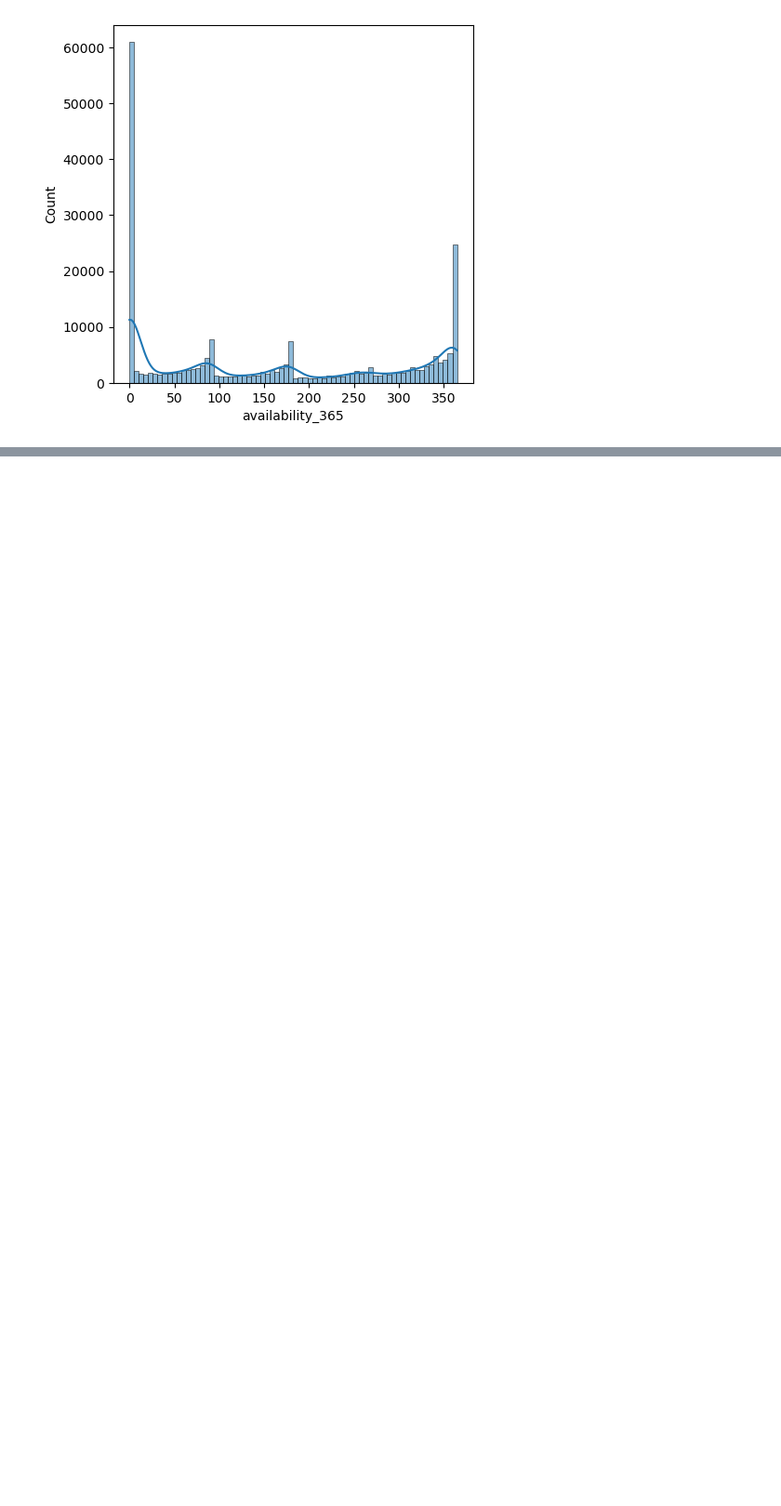
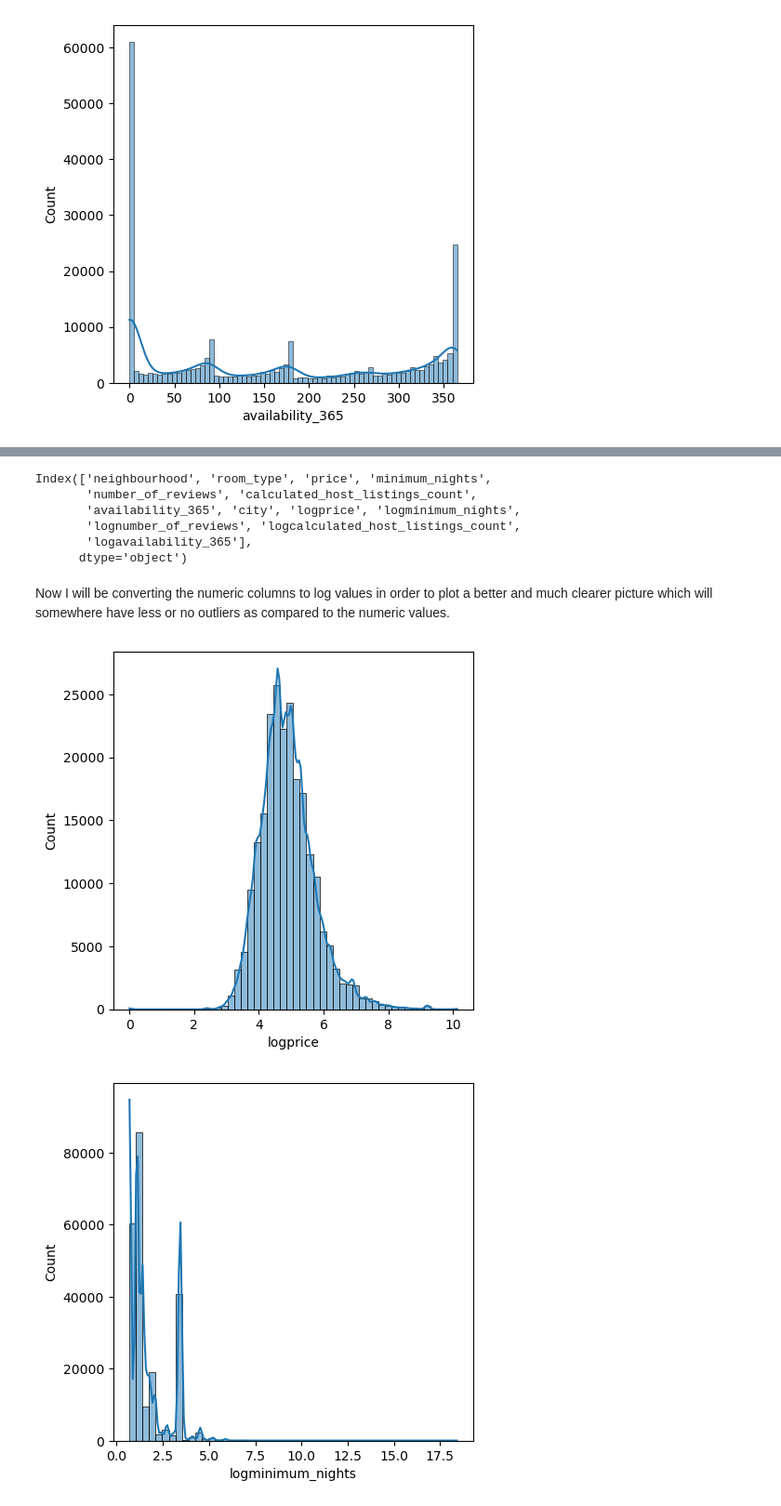
Before and after one commit to AryanSharma1017/Dynamic-Pricing-System, a Jupyter notebook: model.ipynb, the cells around one changed output, grey strips where cells are left out. Shown at 93% size. Drawn from its saved outputs; the diff is of its cells as text; code cells hidden in the pictures; blank space fills up the shorter version.

```diff
--- a/model.ipynb
+++ b/model.ipynb
@@ -126,0 +141,25 @@ for n in numeric:
+# %%
+for cols in numeric:
+    Dataset[f'log{cols}'] = np.log1p(Dataset[cols])
+# %%
+Dataset.columns
+# %% [output]
+Index(['neighbourhood', 'room_type', 'price', 'minimum_nights',
+       'number_of_reviews', 'calculated_host_listings_count',
+       'availability_365', 'city', 'logprice', 'logminimum_nights',
+       'lognumber_of_reviews', 'logcalculated_host_listings_count',
+       'logavailability_365'],
+      dtype='object')
+# %% [markdown]
+Now I will be converting the numeric columns to log values in order to plot a better and much clearer picture which will somewhere have less or no outliers as compared to the numeric values.
+# %%
+log_numeric = ['logprice', 'logminimum_nights',
+       'lognumber_of_reviews', 'logcalculated_host_listings_count',
+       'logavailability_365']
+# %%
+for n in log_numeric:
+    plt.figure(figsize=(5,5))
+    sns.histplot(Dataset[n], kde = True, bins=50)
+# %% [output]
+[figure, added]
+[figure, added]
```
Also changed, not shown: parts of 7 cells of this notebook.
